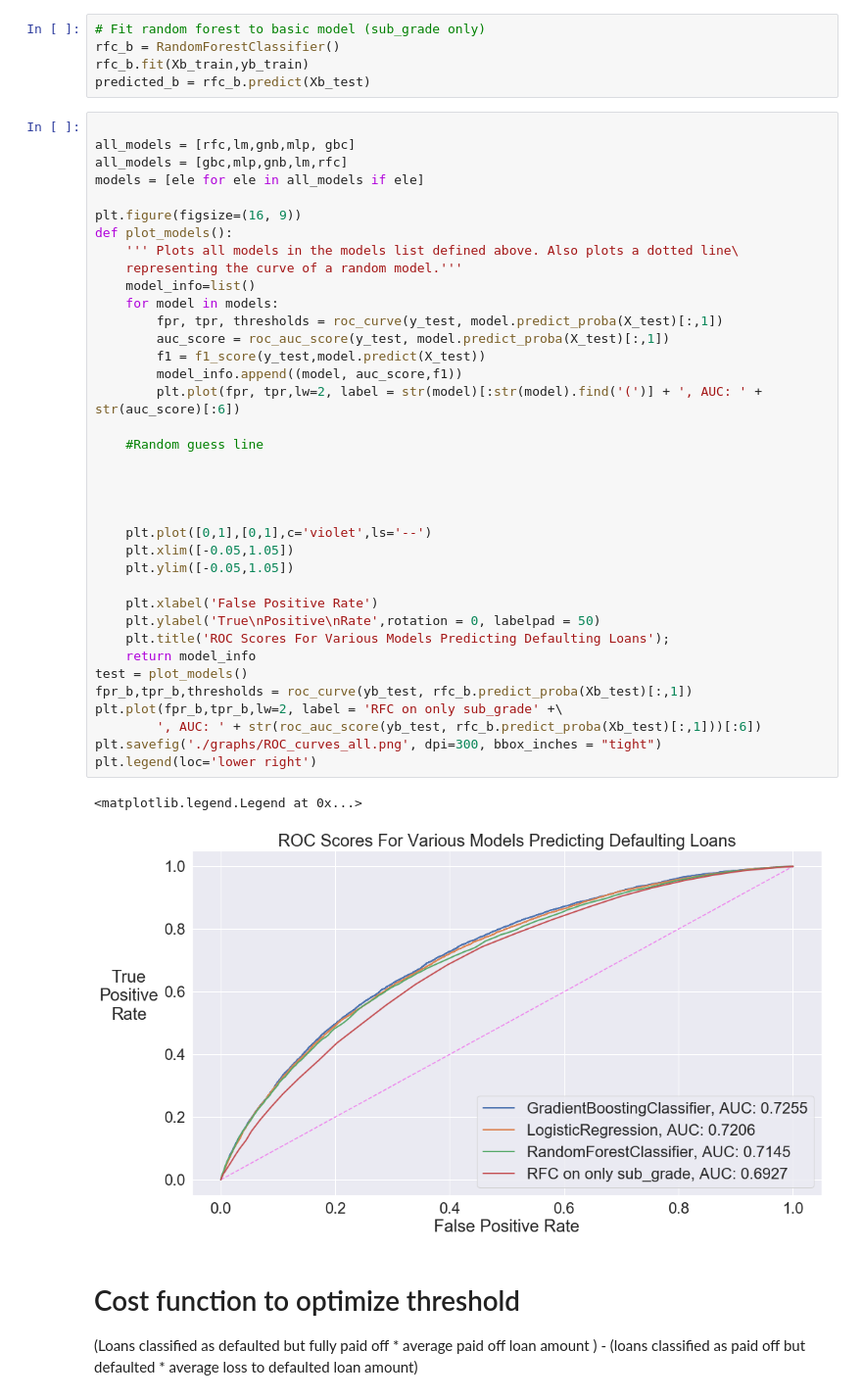
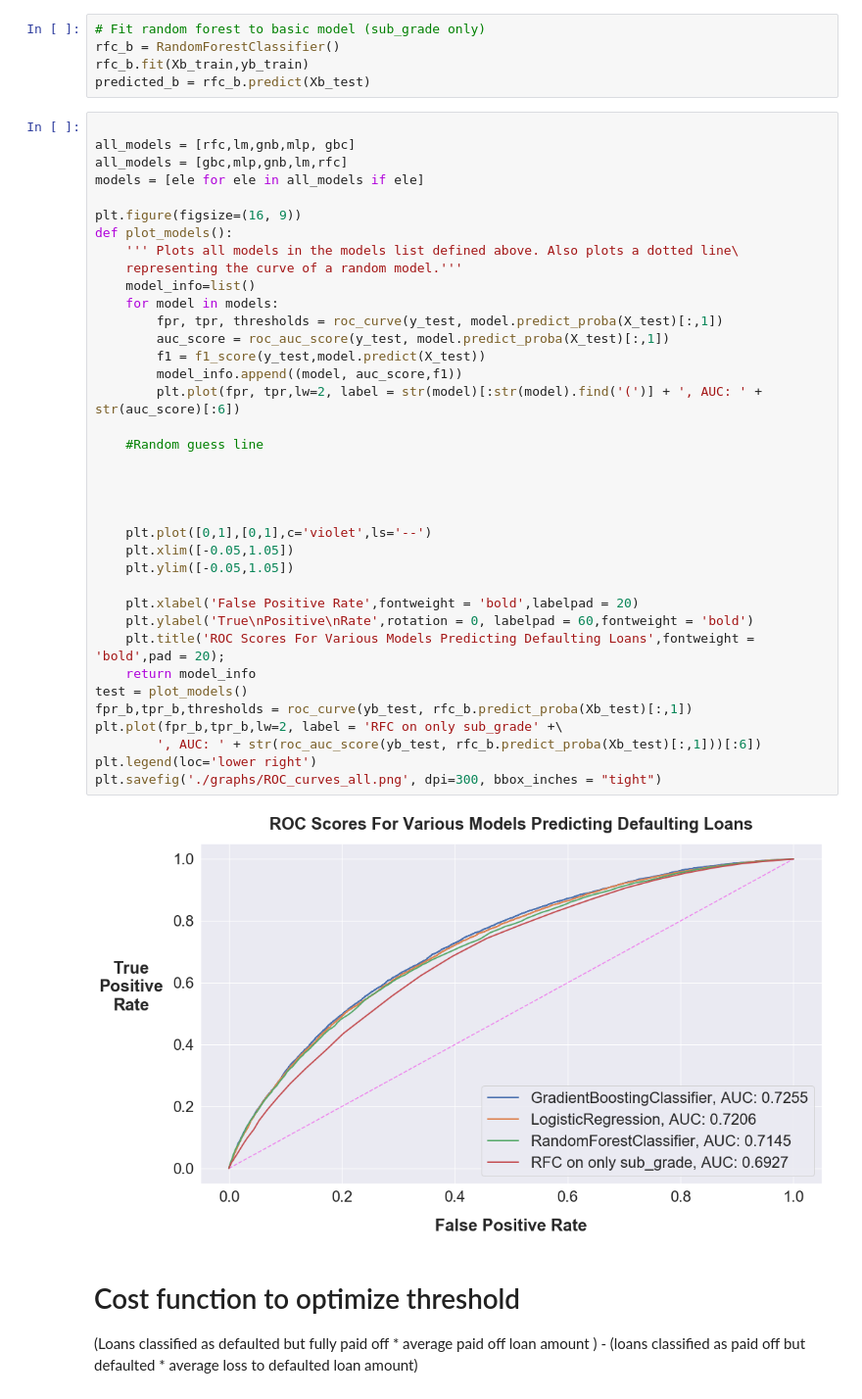
Before and after one commit to jeremyrchow/lending_club_default_model, a Jupyter notebook: Modeling and Graphs.ipynb, the cells around one changed output. Shown at 98% size. Cells and saved outputs as stored; diff of their text form.

```diff
--- a/Modeling and Graphs.ipynb
+++ b/Modeling and Graphs.ipynb
@@ -216,39 +224,38 @@ all_models = [gbc,mlp,gnb,lm,rfc]
 models = [ele for ele in all_models if ele]
 
 plt.figure(figsize=(16, 9))
 def plot_models():
     ''' Plots all models in the models list defined above. Also plots a dotted line\
     representing the curve of a random model.'''
     model_info=list()
     for model in models:
         fpr, tpr, thresholds = roc_curve(y_test, model.predict_proba(X_test)[:,1])
         auc_score = roc_auc_score(y_test, model.predict_proba(X_test)[:,1])
         f1 = f1_score(y_test,model.predict(X_test))
         model_info.append((model, auc_score,f1))
         plt.plot(fpr, tpr,lw=2, label = str(model)[:str(model).find('(')] + ', AUC: ' + str(auc_score)[:6])
 
     #Random guess line
 
 
 
 
     plt.plot([0,1],[0,1],c='violet',ls='--')
     plt.xlim([-0.05,1.05])
     plt.ylim([-0.05,1.05])
 
-    plt.xlabel('False Positive Rate')
-    plt.ylabel('True\nPositive\nRate',rotation = 0, labelpad = 50)
-    plt.title('ROC Scores For Various Models Predicting Defaulting Loans');
+    plt.xlabel('False Positive Rate',fontweight = 'bold',labelpad = 20)
+    plt.ylabel('True\nPositive\nRate',rotation = 0, labelpad = 60,fontweight = 'bold')
+    plt.title('ROC Scores For Various Models Predicting Defaulting Loans',fontweight = 'bold',pad = 20);
     return model_info
 test = plot_models()
 fpr_b,tpr_b,thresholds = roc_curve(yb_test, rfc_b.predict_proba(Xb_test)[:,1])
 plt.plot(fpr_b,tpr_b,lw=2, label = 'RFC on only sub_grade' +\
         ', AUC: ' + str(roc_auc_score(yb_test, rfc_b.predict_proba(Xb_test)[:,1]))[:6])
+plt.legend(loc='lower right')
 plt.savefig('./graphs/ROC_curves_all.png', dpi=300, bbox_inches = "tight")
-plt.legend(loc='lower right')
 # %% [output]
-<matplotlib.legend.Legend at 0x...>
-[figure, old version]
+[figure, new version]
 # %% [markdown]
 # Cost function to optimize threshold
 
```
Also changed, not shown: parts of 1 cell of this notebook, 3 other files.
